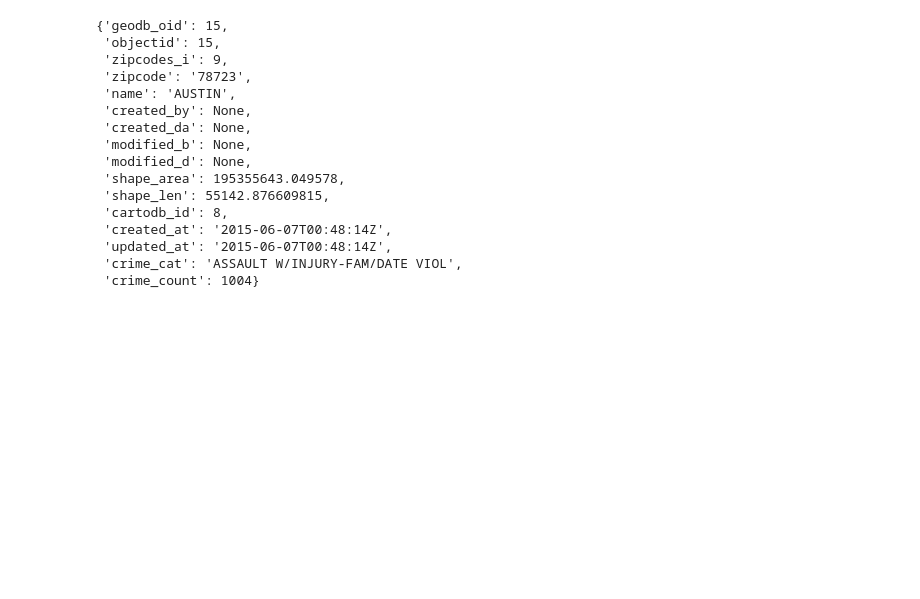
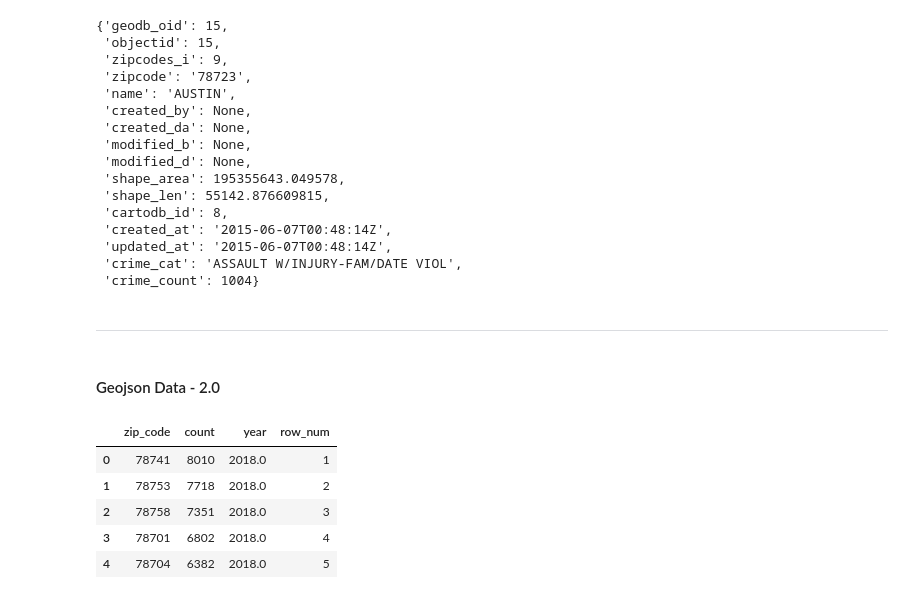
Before and after one commit to DonnieData/austin_crime_EDA, a Jupyter notebook: crime_data_EDA.ipynb, the cells around one changed output. Drawn from its saved outputs; the diff is of its cells as text; code cells hidden in the pictures; blank space fills up the shorter version.

```diff
--- a/crime_data_EDA.ipynb
+++ b/crime_data_EDA.ipynb
@@ -1181,0 +1178,4 @@ for i in list(range(len(zipgeo['features']))):
+# %% [markdown]
+------------------
+# %% [markdown]
+#### Geojson Data - 2.0
@@ -1181,0 +1207,9 @@ for i in list(range(len(zipgeo['features']))):
+# %%
+db_frame('SELECT * FROM top10_zip_by_count').head()
+# %% [output]
+|  | zip_code | count | year | row_num |
+| 0 | 78741 | 8010 | 2018.0 | 1 |
+| 1 | 78753 | 7718 | 2018.0 | 2 |
+| 2 | 78758 | 7351 | 2018.0 | 3 |
+| 3 | 78701 | 6802 | 2018.0 | 4 |
+| 4 | 78704 | 6382 | 2018.0 | 5 |
```
Also changed, not shown: parts of 6 cells of this notebook, 2 other files.
